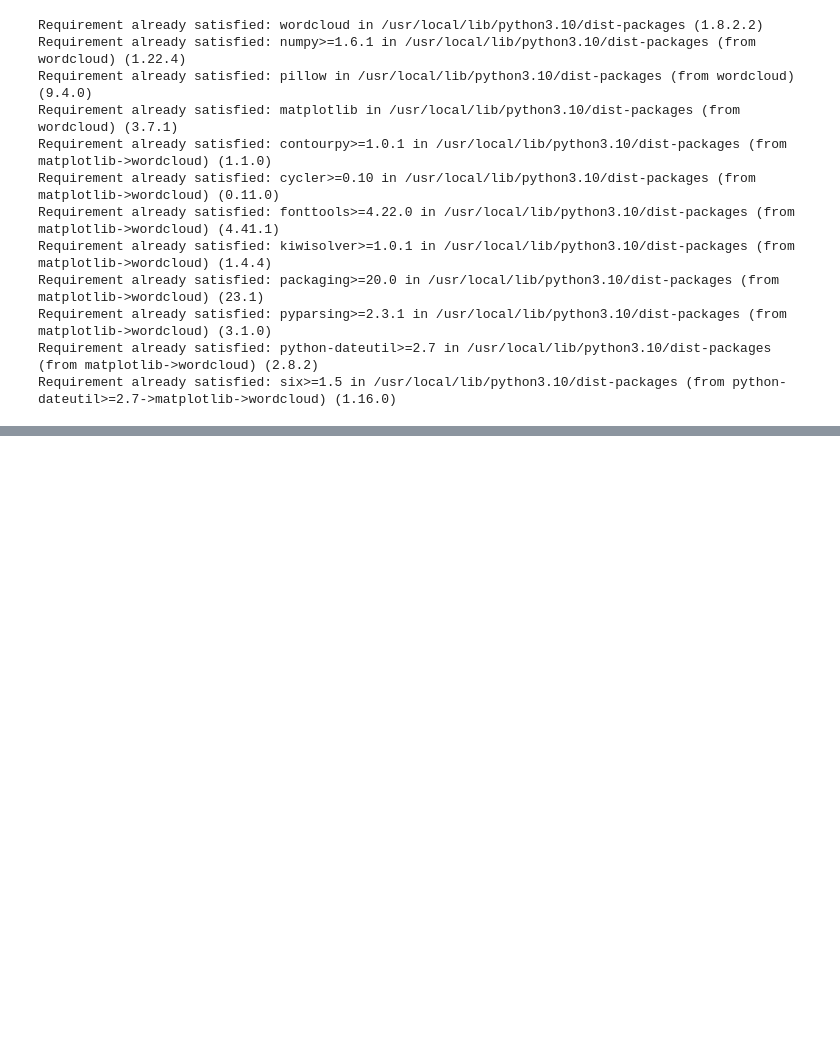
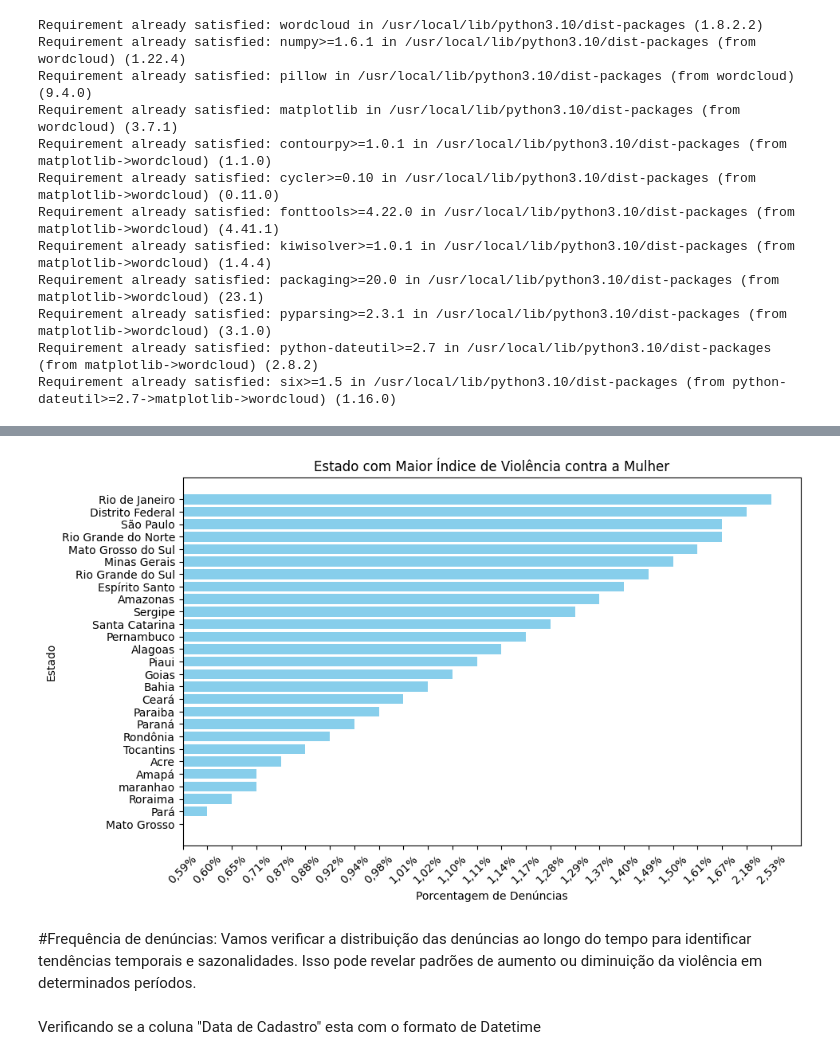
Before and after one commit to LerinaMM/central_de_atendimento_a_mulher, a Jupyter notebook: violencia_contra_mulher_3.ipynb, the cells around one changed output, grey strips where cells are left out. Cells and saved outputs as stored; diff of their text form; code cells hidden in the pictures; blank space fills up the shorter version.

```diff
--- a/violencia_contra_mulher_3.ipynb
+++ b/violencia_contra_mulher_3.ipynb
@@ -589,0 +552,2 @@ plt.show()
+# %%
+dados_populacao = pd.read_csv('/content/drive/MyDrive/Datasets/Violencia contra a mulher/pop_estados_brasileiros atualizado.csv')
@@ -589,0 +576,22 @@ plt.show()
+# %%
+# Ordenar o DataFrame pela coluna 'porcentagem' em ordem decrescente
+dados_populacao = dados_populacao.sort_values(by='porcentagem', ascending=True)
+
+# Criar o gráfico de barras horizontal
+
+plt.figure(figsize=(10, 6))
+plt.barh(dados_populacao['estado'], dados_populacao['porcentagem'], color='skyblue')
+plt.xlabel('Porcentagem de Denúncias')
+plt.ylabel('Estado')
+plt.title('Estado com Maior Índice de Violência contra a Mulher')
+
+# Adicionar ângulo de 45 graus nas etiquetas do eixo y (porcentagens)
+plt.xticks(rotation=45)
+
+plt.show()
+# %% [output]
+[figure, added]
+# %% [markdown]
+#Frequência de denúncias: Vamos verificar a distribuição das denúncias ao longo do tempo para identificar tendências temporais e sazonalidades. Isso pode revelar padrões de aumento ou diminuição da violência em determinados períodos.
+# %% [markdown]
+Verificando se a coluna "Data de Cadastro" esta com o formato de Datetime
```
Also changed, not shown: parts of 34 cells of this notebook.
